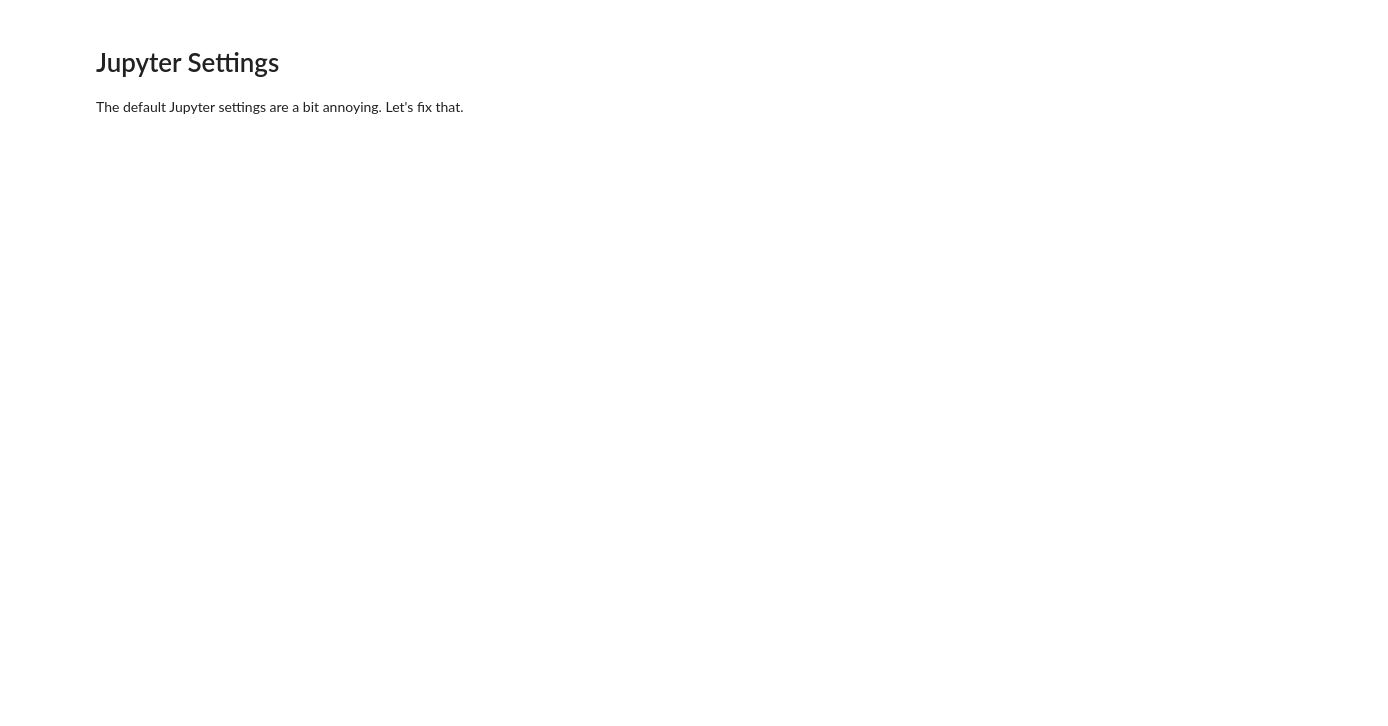
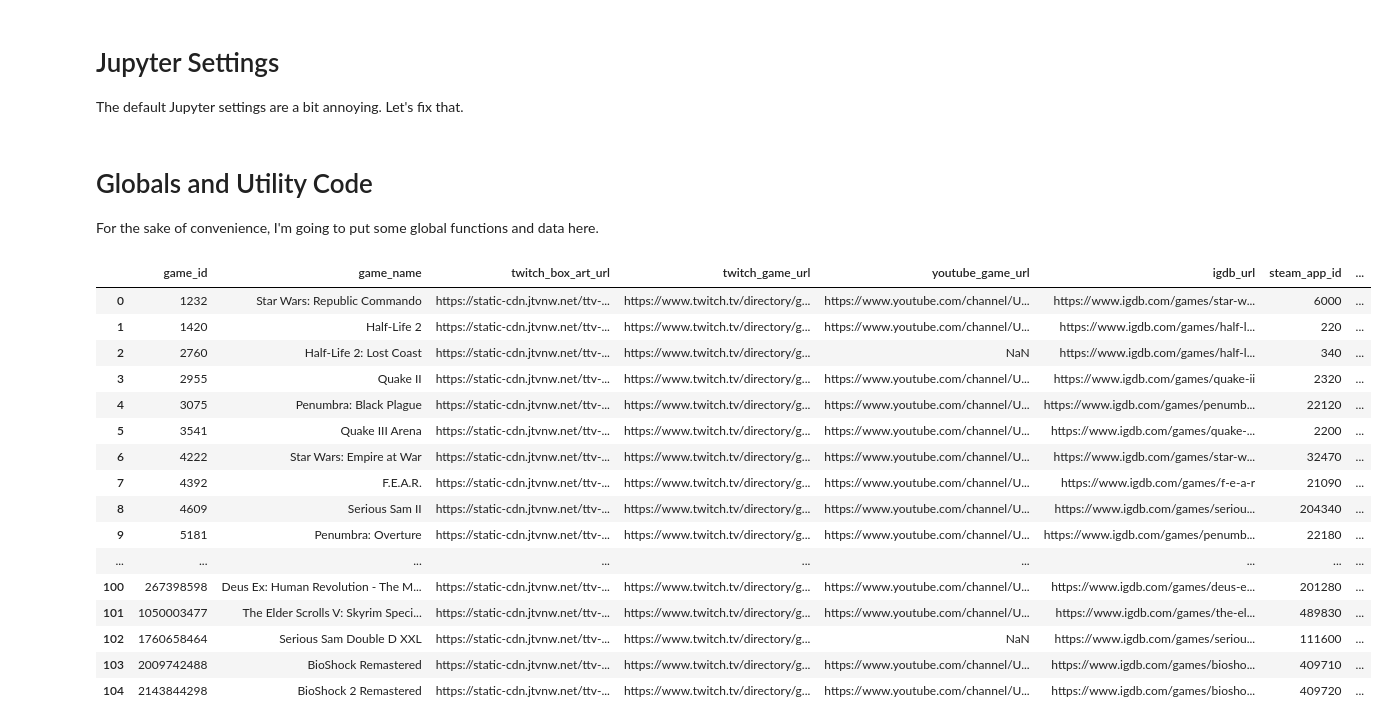
Before and after one commit to dmatech1/twitch-analytics, a Jupyter notebook: alert-stuff.ipynb, the cells around one changed output. Saved outputs shown, nothing was run; the diff lists cells and outputs as text; code cells hidden in the pictures; blank space fills up the shorter version.

```diff
--- a/alert-stuff.ipynb
+++ b/alert-stuff.ipynb
@@ -11,3 +11,6 @@ display(HTML("<style>.container { width:80% !important; }</style>"))
 import pandas as pd
 pd.options.display.max_rows = 1000
 pd.options.display.max_colwidth = 200
+# %% [markdown]
+# Globals and Utility Code
+For the sake of convenience, I'm going to put some global functions and data here.
@@ -60,10 +109,28 @@ for x in stuff:
 # %%
 import csv
 
-with open(R"C:\Users\dma\Documents\my-games.txt", encoding="utf-8") as txt_file:
+with open(utils.rel_data("my-games.txt"), encoding="utf-8") as txt_file:
     df = pd.read_csv(txt_file, sep='\t', header=0, dtype={"youtube_url": 'str'})
 
 display(df)
+# %% [output]
+|  | game_id | game_name | twitch_box_art_url | twitch_game_url | youtube_game_url | igdb_url | steam_app_id | ... |
+| 0 | 1232 | Star Wars: Republic Commando | https://static-cdn.jtvnw.net/ttv-... | https://www.twitch.tv/directory/g... | https://www.youtube.com/channel/U... | https://www.igdb.com/games/star-w... | 6000 | ... |
+| 1 | 1420 | Half-Life 2 | https://static-cdn.jtvnw.net/ttv-... | https://www.twitch.tv/directory/g... | https://www.youtube.com/channel/U... | https://www.igdb.com/games/half-l... | 220 | ... |
+| 2 | 2760 | Half-Life 2: Lost Coast | https://static-cdn.jtvnw.net/ttv-... | https://www.twitch.tv/directory/g... | NaN | https://www.igdb.com/games/half-l... | 340 | ... |
+| 3 | 2955 | Quake II | https://static-cdn.jtvnw.net/ttv-... | https://www.twitch.tv/directory/g... | https://www.youtube.com/channel/U... | https://www.igdb.com/games/quake-ii | 2320 | ... |
+| 4 | 3075 | Penumbra: Black Plague | https://static-cdn.jtvnw.net/ttv-... | https://www.twitch.tv/directory/g... | https://www.youtube.com/channel/U... | https://www.igdb.com/games/penumb... | 22120 | ... |
+| 5 | 3541 | Quake III Arena | https://static-cdn.jtvnw.net/ttv-... | https://www.twitch.tv/directory/g... | https://www.youtube.com/channel/U... | https://www.igdb.com/games/quake-... | 2200 | ... |
+| 6 | 4222 | Star Wars: Empire at War | https://static-cdn.jtvnw.net/ttv-... | https://www.twitch.tv/directory/g... | https://www.youtube.com/channel/U... | https://www.igdb.com/games/star-w... | 32470 | ... |
+| 7 | 4392 | F.E.A.R. | https://static-cdn.jtvnw.net/ttv-... | https://www.twitch.tv/directory/g... | https://www.youtube.com/channel/U... | https://www.igdb.com/games/f-e-a-r | 21090 | ... |
+| 8 | 4609 | Serious Sam II | https://static-cdn.jtvnw.net/ttv-... | https://www.twitch.tv/directory/g... | https://www.youtube.com/channel/U... | https://www.igdb.com/games/seriou... | 204340 | ... |
+| 9 | 5181 | Penumbra: Overture | https://static-cdn.jtvnw.net/ttv-... | https://www.twitch.tv/directory/g... | https://www.youtube.com/channel/U... | https://www.igdb.com/games/penumb... | 22180 | ... |
+| ... | ... | ... | ... | ... | ... | ... | ... | ... |
+| 100 | 267398598 | Deus Ex: Human Revolution - The M... | https://static-cdn.jtvnw.net/ttv-... | https://www.twitch.tv/directory/g... | https://www.youtube.com/channel/U... | https://www.igdb.com/games/deus-e... | 201280 | ... |
+| 101 | 1050003477 | The Elder Scrolls V: Skyrim Speci... | https://static-cdn.jtvnw.net/ttv-... | https://www.twitch.tv/directory/g... | https://www.youtube.com/channel/U... | https://www.igdb.com/games/the-el... | 489830 | ... |
+| 102 | 1760658464 | Serious Sam Double D XXL | https://static-cdn.jtvnw.net/ttv-... | https://www.twitch.tv/directory/g... | NaN | https://www.igdb.com/games/seriou... | 111600 | ... |
+| 103 | 2009742488 | BioShock Remastered | https://static-cdn.jtvnw.net/ttv-... | https://www.twitch.tv/directory/g... | https://www.youtube.com/channel/U... | https://www.igdb.com/games/biosho... | 409710 | ... |
+| 104 | 2143844298 | BioShock 2 Remastered | https://static-cdn.jtvnw.net/ttv-... | https://www.twitch.tv/directory/g... | https://www.youtube.com/channel/U... | https://www.igdb.com/games/biosho... | 409720 | ... |
 # %%
 import csv
 import requests
```
Also changed, not shown: parts of 4 cells of this notebook, 1 other file.
